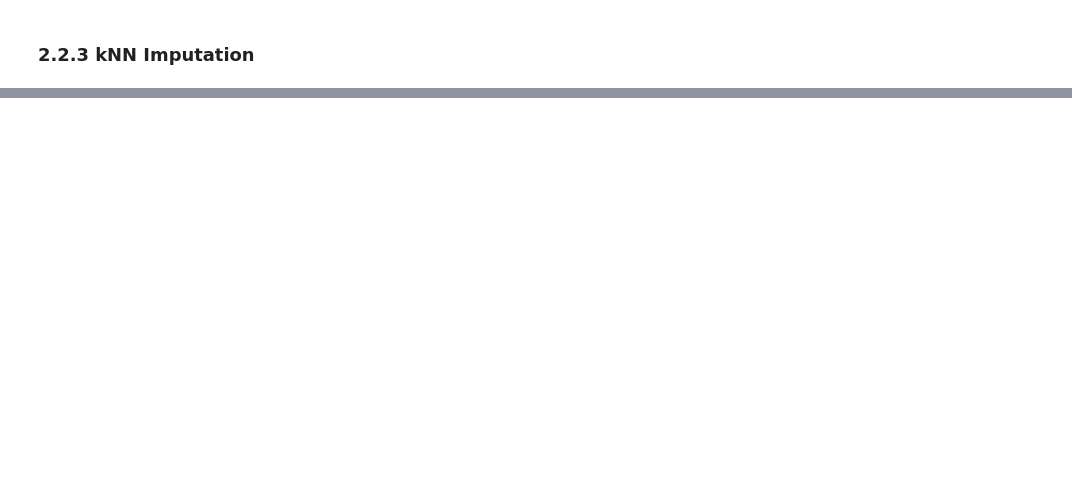
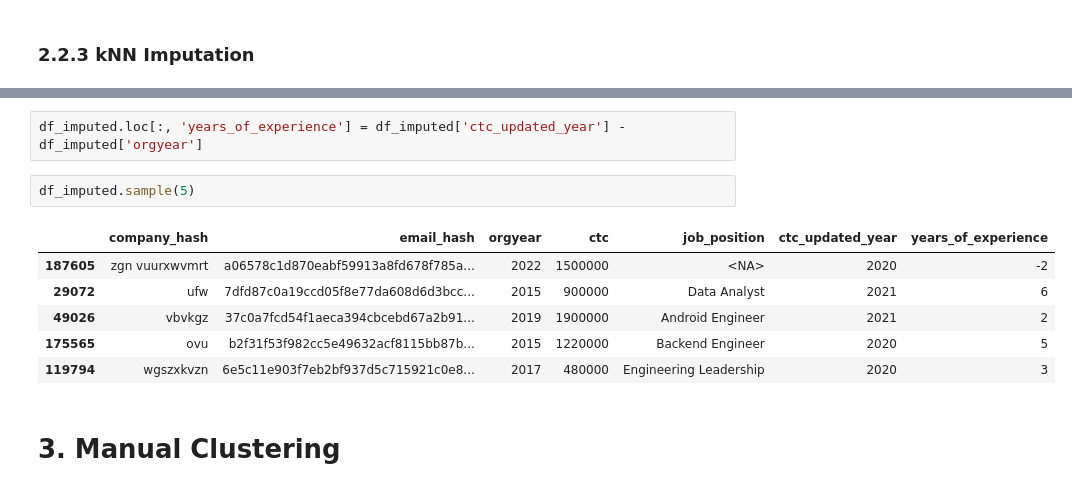
Before and after one commit to ravikumargrk/assignments, a Jupyter notebook: case-studies/20241229-Clustering.ipynb, the cells around one changed output, grey strips where cells are left out. Cells and saved outputs as stored; diff of their text form; blank space fills up the shorter version.

Commit message:
+ case-studies/20241229-Clustering.ipynb/"2.3 Add Feature"

```diff
--- a/case-studies/20241229-Clustering.ipynb
+++ b/case-studies/20241229-Clustering.ipynb
@@ -195,0 +246,13 @@ plt.scatter(x=X_emb[:, 0], y=X_emb[:,1])
+# %%
+df_imputed.loc[:, 'years_of_experience'] = df_imputed['ctc_updated_year'] - df_imputed['orgyear']
+# %%
+df_imputed.sample(5)
+# %% [output]
+|  | company_hash | email_hash | orgyear | ctc | job_position | ctc_updated_year | years_of_experience |
+| 187605 | zgn vuurxwvmrt | a06578c1d870eabf59913a8fd678f785a... | 2022 | 1500000 | <NA> | 2020 | -2 |
+| 29072 | ufw | 7dfd87c0a19ccd05f8e77da608d6d3bcc... | 2015 | 900000 | Data Analyst | 2021 | 6 |
+| 49026 | vbvkgz | 37c0a7fcd54f1aeca394cbcebd67a2b91... | 2019 | 1900000 | Android Engineer | 2021 | 2 |
+| 175565 | ovu | b2f31f53f982cc5e49632acf8115bb87b... | 2015 | 1220000 | Backend Engineer | 2020 | 5 |
+| 119794 | wgszxkvzn | 6e5c11e903f7eb2bf937d5c715921c0e8... | 2017 | 480000 | Engineering Leadership | 2020 | 3 |
+# %% [markdown]
+# 3. Manual Clustering
```
Also changed, not shown: parts of 17 cells of this notebook.
